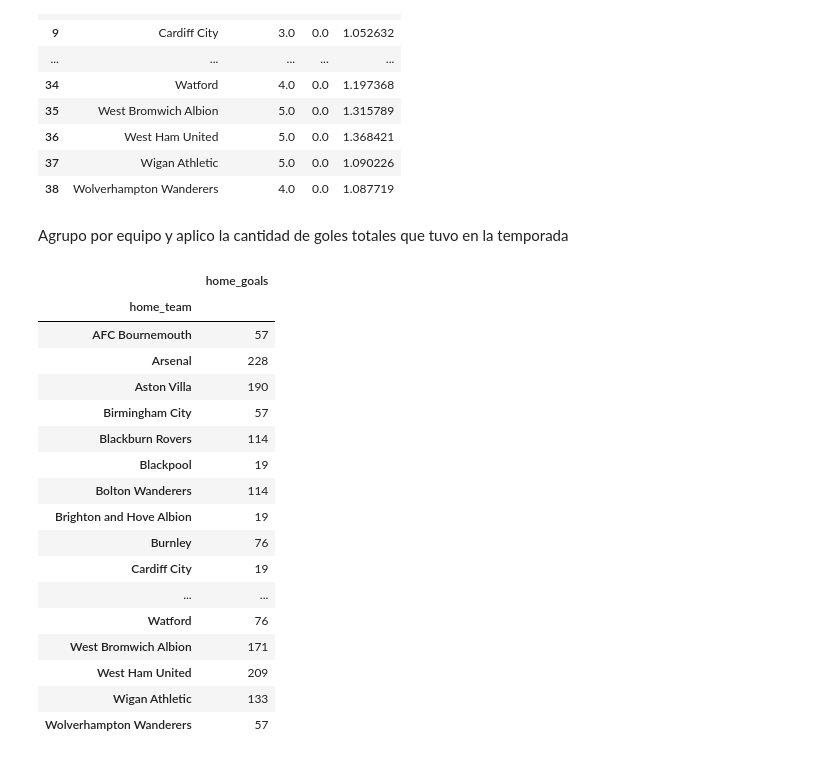
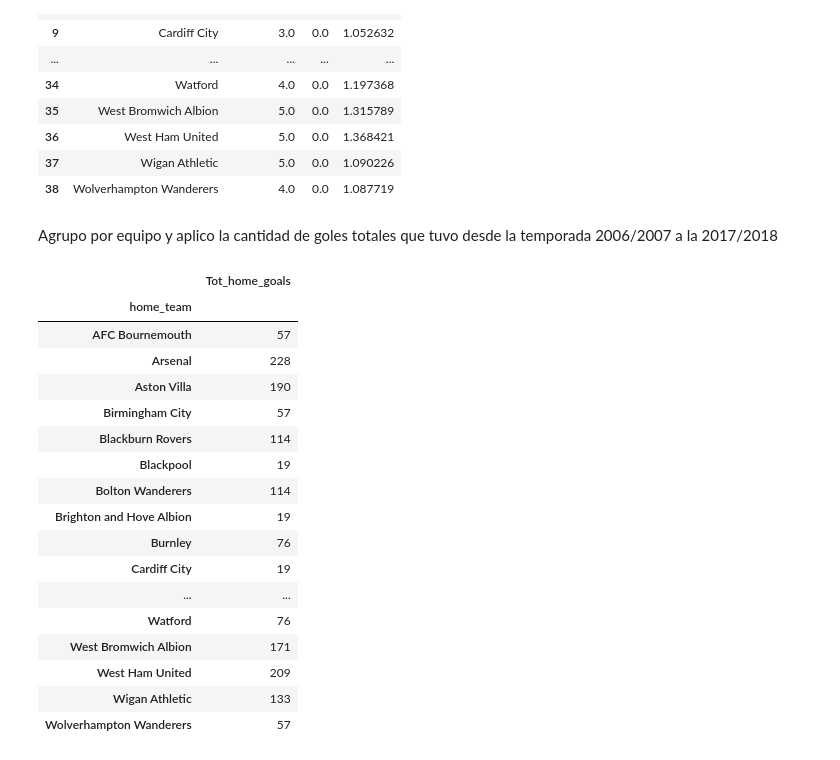
Before and after one commit to LucasVCorrea/Data-Science, a Jupyter notebook: premier_league.ipynb, the cells around one changed output. Drawn from its saved outputs; the diff is of its cells as text; code cells hidden in the pictures.

```diff
--- a/premier_league.ipynb
+++ b/premier_league.ipynb
@@ -70,12 +70,13 @@ agrupados.reset_index()
 | 37 | Wigan Athletic | 5.0 | 0.0 | 1.090226 |
 | 38 | Wolverhampton Wanderers | 4.0 | 0.0 | 1.087719 |
 # %% [markdown]
-Agrupo por equipo y aplico la cantidad de goles totales que tuvo en la temporada
+Agrupo por equipo y aplico la cantidad de goles totales que tuvo desde la temporada 2006/2007 a la 2017/2018
 # %%
 agrupados_cant_goles_local = df_goles_local.groupby(["home_team"]).count()
+agrupados_cant_goles_local.columns = ["Tot_home_goals"]
 agrupados_cant_goles_local
 # %% [output]
-|  | home_goals |
+|  | Tot_home_goals |
 | home_team |  |
 | AFC Bournemouth | 57 |
 | Arsenal | 228 |
```
Also changed, not shown: parts of 3 cells of this notebook.
